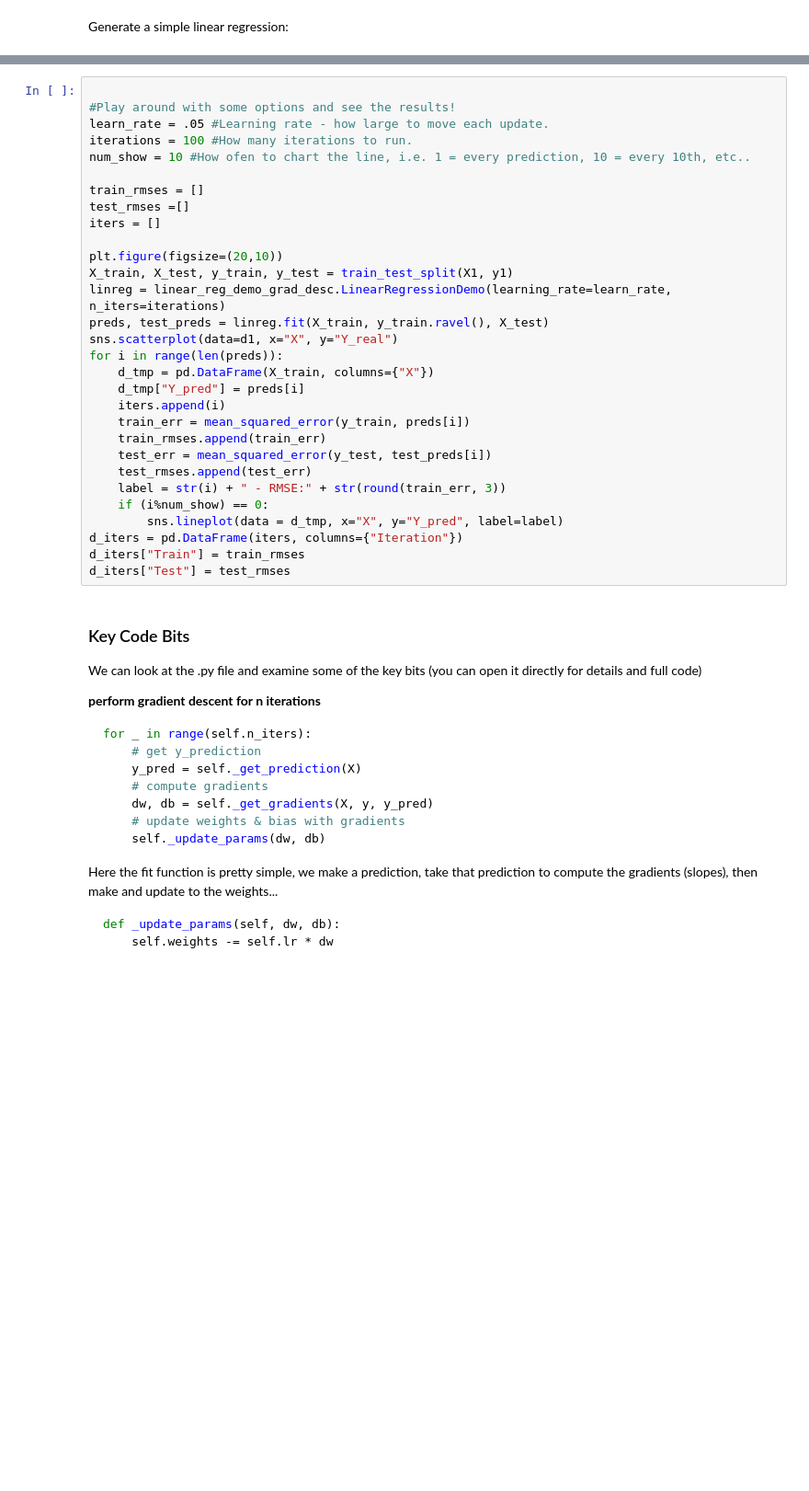
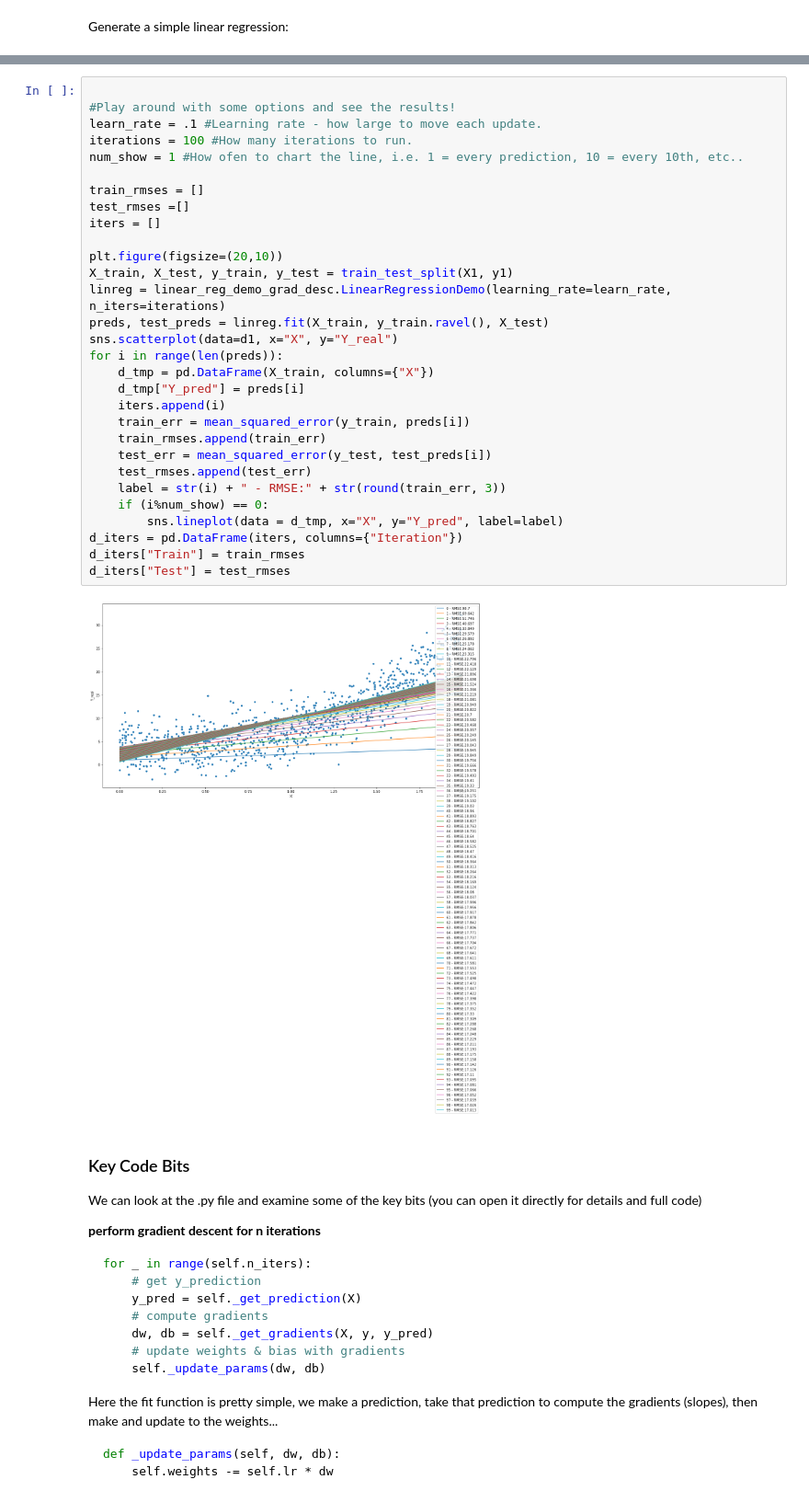
Before and after one commit to allyryry/3950_Workbooks, a Jupyter notebook: 006_grad_dec.ipynb, the cells around one changed output, grey strips where cells are left out. Shown at 92% size. Cells and saved outputs as stored; diff of their text form; blank space fills up the shorter version.

```diff
--- a/006_grad_dec.ipynb
+++ b/006_grad_dec.ipynb
@@ -106,33 +109,35 @@ Play around with the learning rates and iterations and see how it progresses:
 # %%
 
 #Play around with some options and see the results!
-learn_rate = .05 #Learning rate - how large to move each update.
+learn_rate = .1 #Learning rate - how large to move each update.
 iterations = 100 #How many iterations to run.
-num_show = 10 #How ofen to chart the line, i.e. 1 = every prediction, 10 = every 10th, etc..
+num_show = 1 #How ofen to chart the line, i.e. 1 = every prediction, 10 = every 10th, etc..
 
 train_rmses = []
 test_rmses =[]
 iters = []
 
 plt.figure(figsize=(20,10))
 X_train, X_test, y_train, y_test = train_test_split(X1, y1)
 linreg = linear_reg_demo_grad_desc.LinearRegressionDemo(learning_rate=learn_rate, n_iters=iterations)
 preds, test_preds = linreg.fit(X_train, y_train.ravel(), X_test)
 sns.scatterplot(data=d1, x="X", y="Y_real")
 for i in range(len(preds)):
     d_tmp = pd.DataFrame(X_train, columns={"X"})
     d_tmp["Y_pred"] = preds[i]
     iters.append(i)
     train_err = mean_squared_error(y_train, preds[i])
     train_rmses.append(train_err)
     test_err = mean_squared_error(y_test, test_preds[i])
     test_rmses.append(test_err)
     label = str(i) + " - RMSE:" + str(round(train_err, 3))
     if (i%num_show) == 0:
         sns.lineplot(data = d_tmp, x="X", y="Y_pred", label=label)
 d_iters = pd.DataFrame(iters, columns={"Iteration"})
 d_iters["Train"] = train_rmses
 d_iters["Test"] = test_rmses
+# %% [output]
+[figure, added]
 # %% [markdown]
 ### Key Code Bits
 
```
Also changed, not shown: parts of 13 cells of this notebook, 5 other files.
